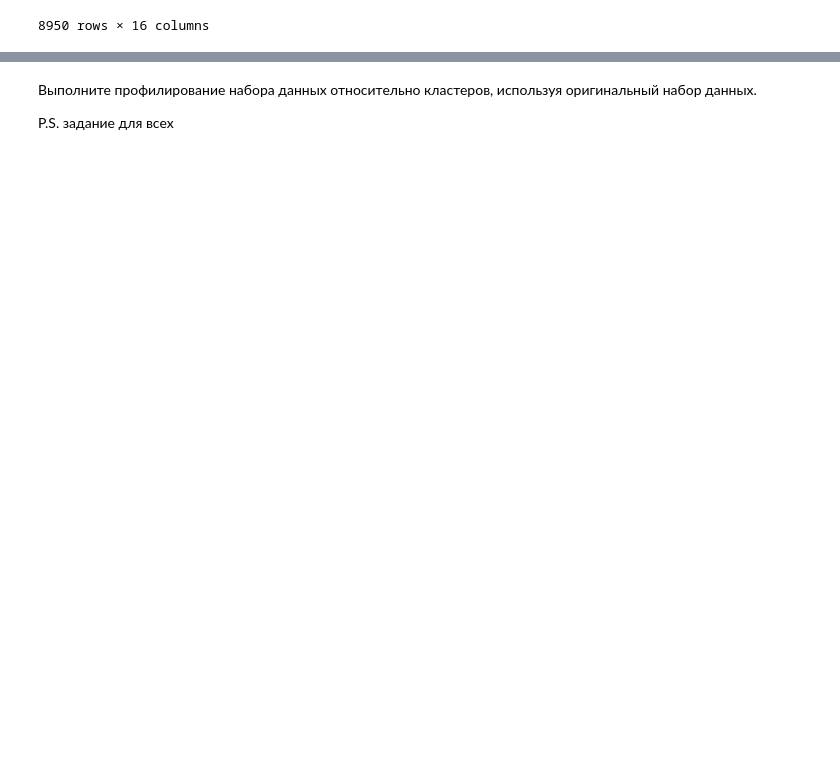
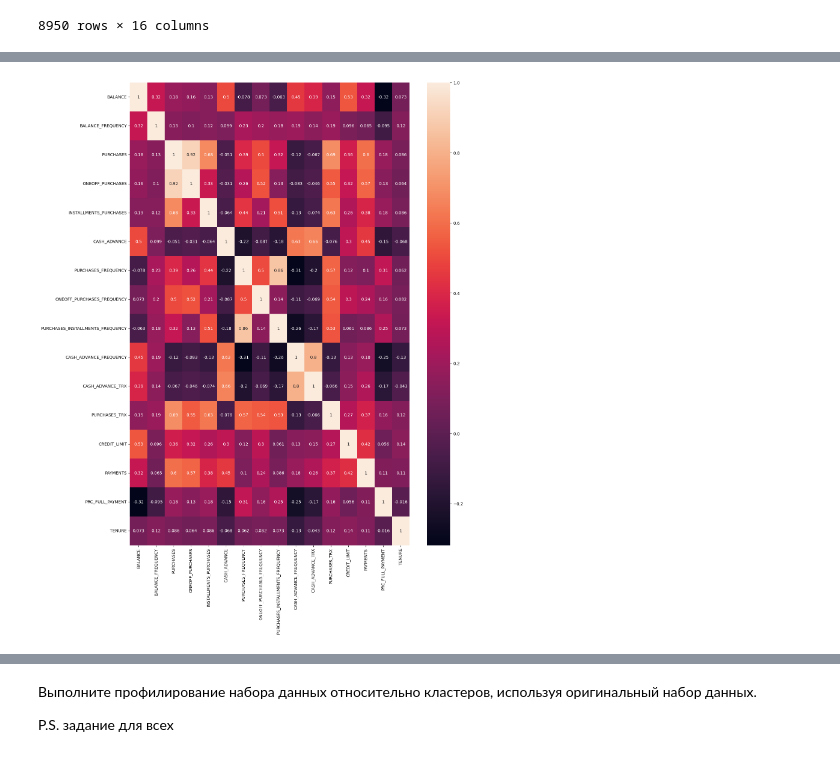
Before and after one commit to Dev-Atom42/MachineLearning-Calobaratory, a Jupyter notebook: Задание_4.ipynb, the cells around one changed output, grey strips where cells are left out. Cells and saved outputs as stored; diff of their text form; code cells hidden in the pictures; blank space fills up the shorter version.

```diff
--- a/Задание_4.ipynb
+++ b/Задание_4.ipynb
@@ -74,6 +74,7 @@ dtype: int64
 # %%
 df = df.drop('CUST_ID', axis=1)
 df = df.drop('MINIMUM_PAYMENTS', axis=1)
+df['CREDIT_LIMIT'].fillna(df['CREDIT_LIMIT'].median(), inplace=True)
 df #очищенная таблица
 # %% [output]
 |  | BALANCE | BALANCE_FREQUENCY | PURCHASES | ONEOFF_PURCHASES | INSTALLMENTS_PURCHASES | CASH_ADVANCE | ... |
@@ -91,0 +127,10 @@ df #очищенная таблица
+# %%
+import matplotlib.pyplot as plt
+import seaborn as sns
+#Насколько элементы коррелируют + гистограмма, возможно понадобится
+plt.figure(figsize=(15,20))
+corr_df = df.corr()
+sns.heatmap(corr_df,annot=True)
+plt.show()
+# %% [output]
+[figure, added]
```
Also changed, not shown: parts of 21 cells of this notebook.
